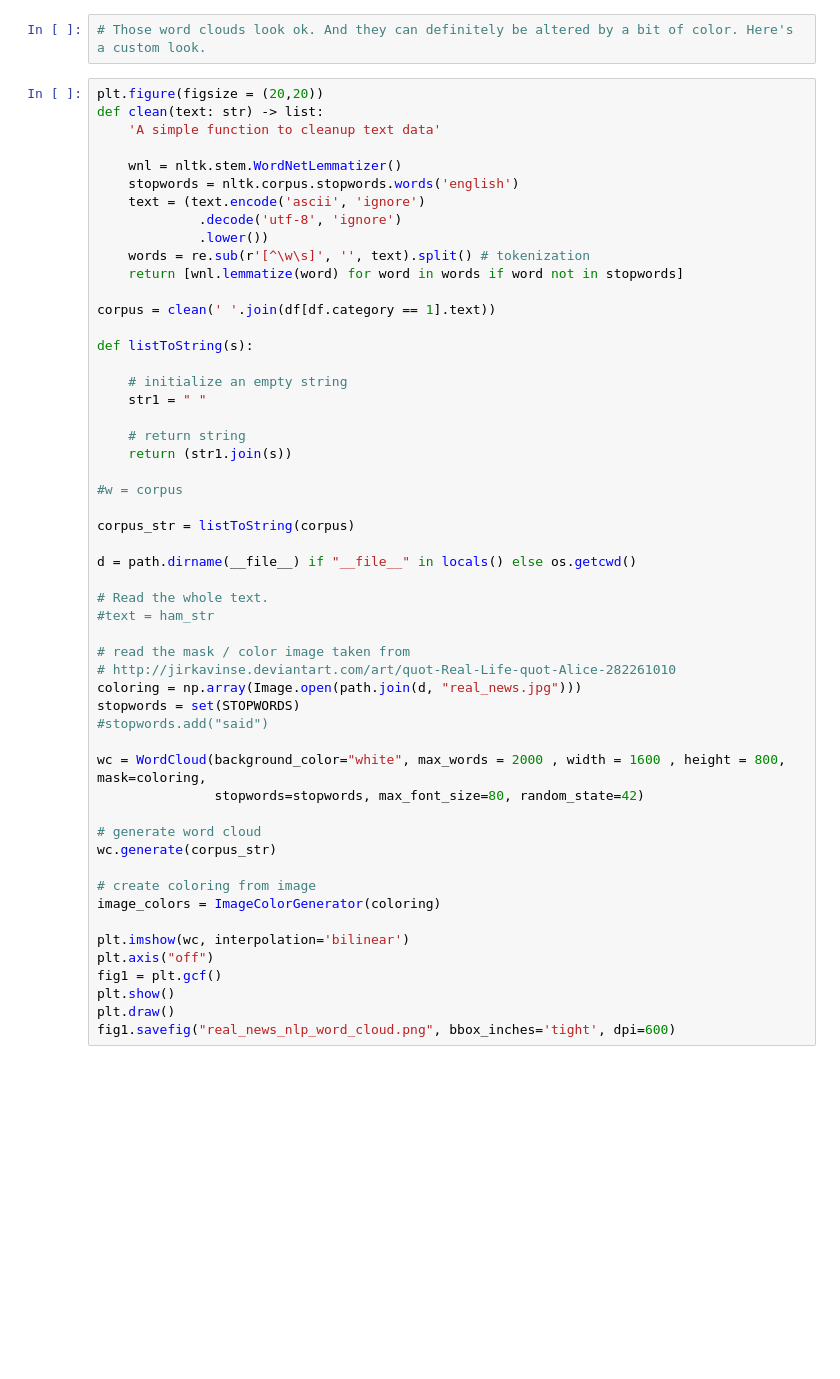
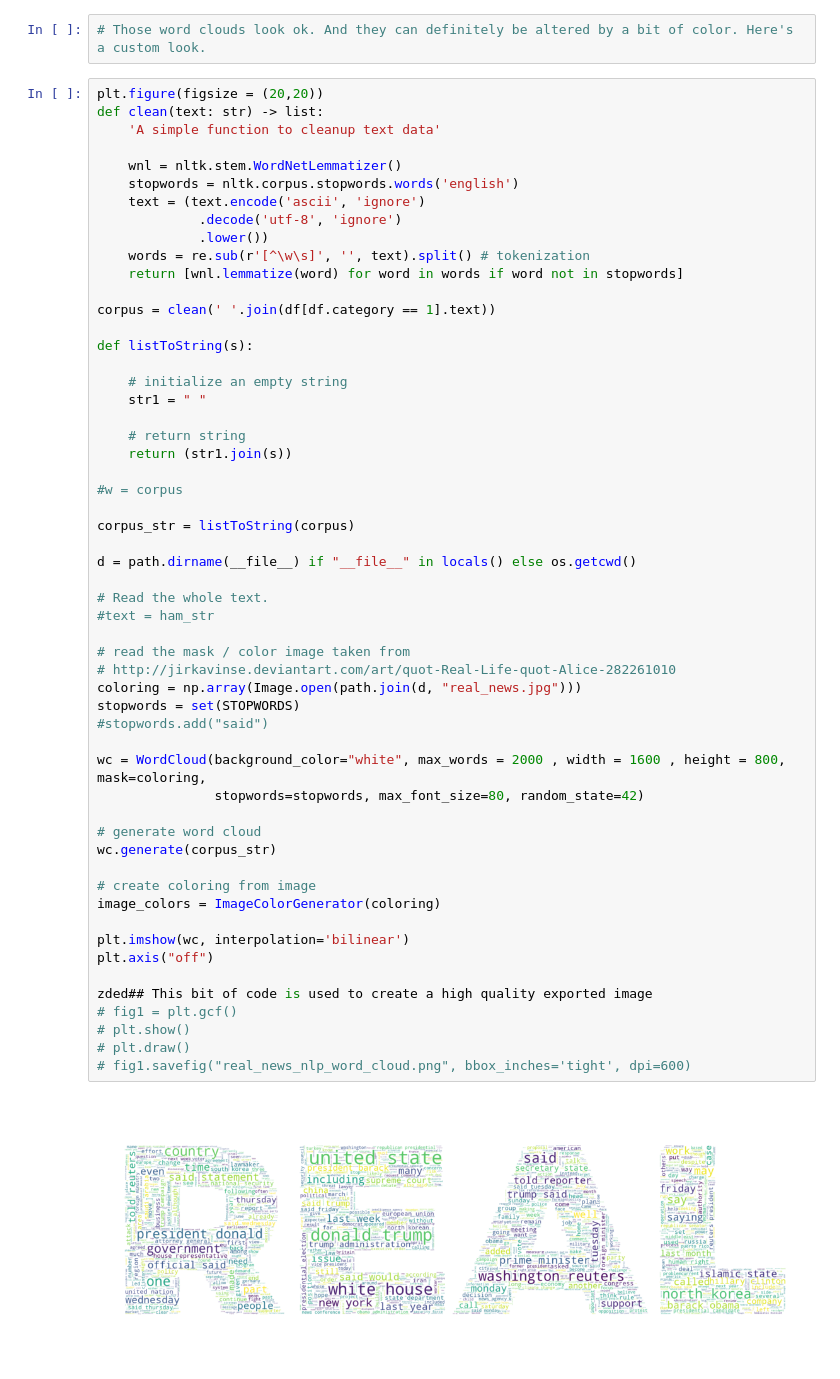
Before and after one commit to chasethompson/fake-news-nlp, a Jupyter notebook: Untitled.ipynb, the cells around one changed output. Saved outputs shown, nothing was run; the diff lists cells and outputs as text; blank space fills up the shorter version.

```diff
--- a/Untitled.ipynb
+++ b/Untitled.ipynb
@@ -262,34 +266,37 @@ def listToString(s):
     # return string
     return (str1.join(s))
 
 #w = corpus
 
 corpus_str = listToString(corpus)
 
 d = path.dirname(__file__) if "__file__" in locals() else os.getcwd()
 
 # Read the whole text.
 #text = ham_str
 
 # read the mask / color image taken from
 # http://jirkavinse.deviantart.com/art/quot-Real-Life-quot-Alice-282261010
 coloring = np.array(Image.open(path.join(d, "real_news.jpg")))
 stopwords = set(STOPWORDS)
 #stopwords.add("said")
 
 wc = WordCloud(background_color="white", max_words = 2000 , width = 1600 , height = 800, mask=coloring,
                stopwords=stopwords, max_font_size=80, random_state=42)
 
 # generate word cloud
 wc.generate(corpus_str)
 
 # create coloring from image
 image_colors = ImageColorGenerator(coloring)
 
 plt.imshow(wc, interpolation='bilinear')
 plt.axis("off")
-fig1 = plt.gcf()
-plt.show()
-plt.draw()
-fig1.savefig("real_news_nlp_word_cloud.png", bbox_inches='tight', dpi=600)
+
+zded## This bit of code is used to create a high quality exported image
+# fig1 = plt.gcf()
+# plt.show()
+# plt.draw()
+# fig1.savefig("real_news_nlp_word_cloud.png", bbox_inches='tight', dpi=600)
 # %% [output]
+[figure, new version]
```
Also changed, not shown: parts of 11 cells of this notebook.
